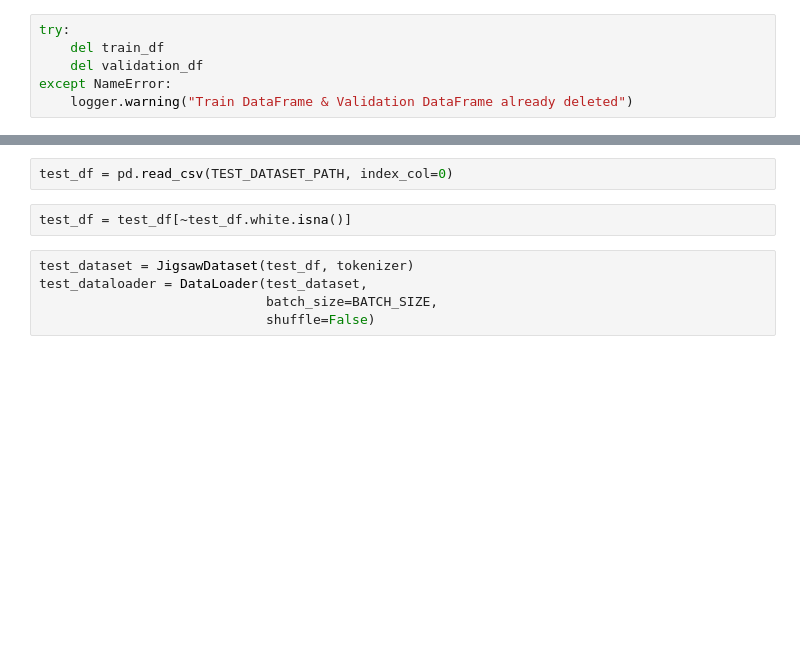
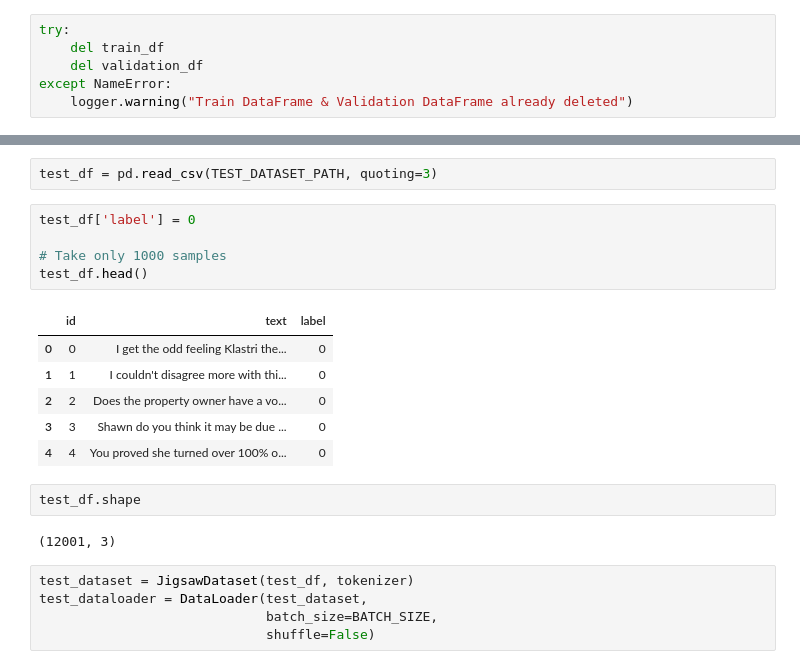
Before and after one commit to nlgkhoi/aalto-snlp-project-spring-2024, a Jupyter notebook: roberta-fl/model/roberta-fl.ipynb, the cells around one changed output, grey strips where cells are left out. Cells and saved outputs as stored; diff of their text form; blank space fills up the shorter version.

```diff
--- a/roberta-fl/model/roberta-fl.ipynb
+++ b/roberta-fl/model/roberta-fl.ipynb
@@ -1026,7 +1071,21 @@ except NameError:
 # %%
-test_df = pd.read_csv(TEST_DATASET_PATH, index_col=0)
+test_df = pd.read_csv(TEST_DATASET_PATH, quoting=3)
-# %%
-test_df = test_df[~test_df.white.isna()]
+# %%
+test_df['label'] = 0
+
+# Take only 1000 samples
+test_df.head()
+# %% [output]
+|  | id | text | label |
+| 0 | 0 | I get the odd feeling Klastri the... | 0 |
+| 1 | 1 | I couldn't disagree more with thi... | 0 |
+| 2 | 2 | Does the property owner have a vo... | 0 |
+| 3 | 3 | Shawn do you think it may be due ... | 0 |
+| 4 | 4 | You proved she turned over 100% o... | 0 |
+# %%
+test_df.shape
+# %% [output]
+(12001, 3)
 # %%
 test_dataset = JigsawDataset(test_df, tokenizer)
 test_dataloader = DataLoader(test_dataset,
```
Also changed, not shown: parts of 24 cells of this notebook, 8 other files.
